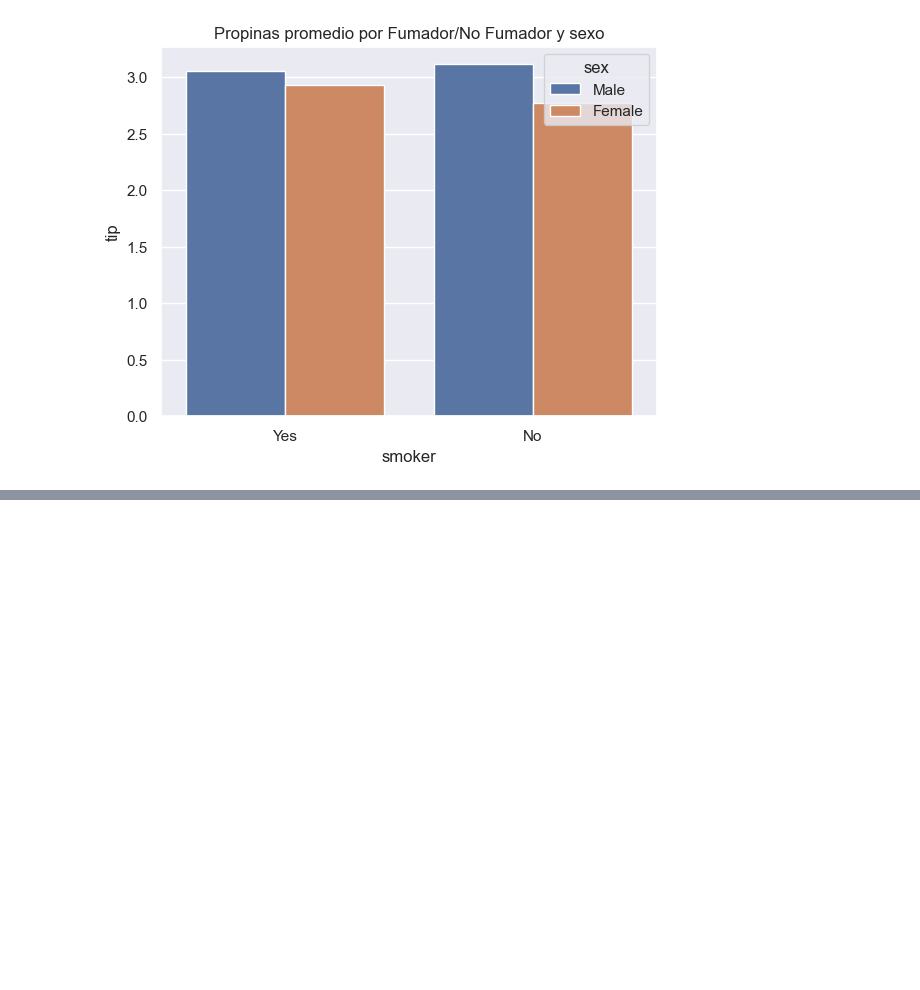
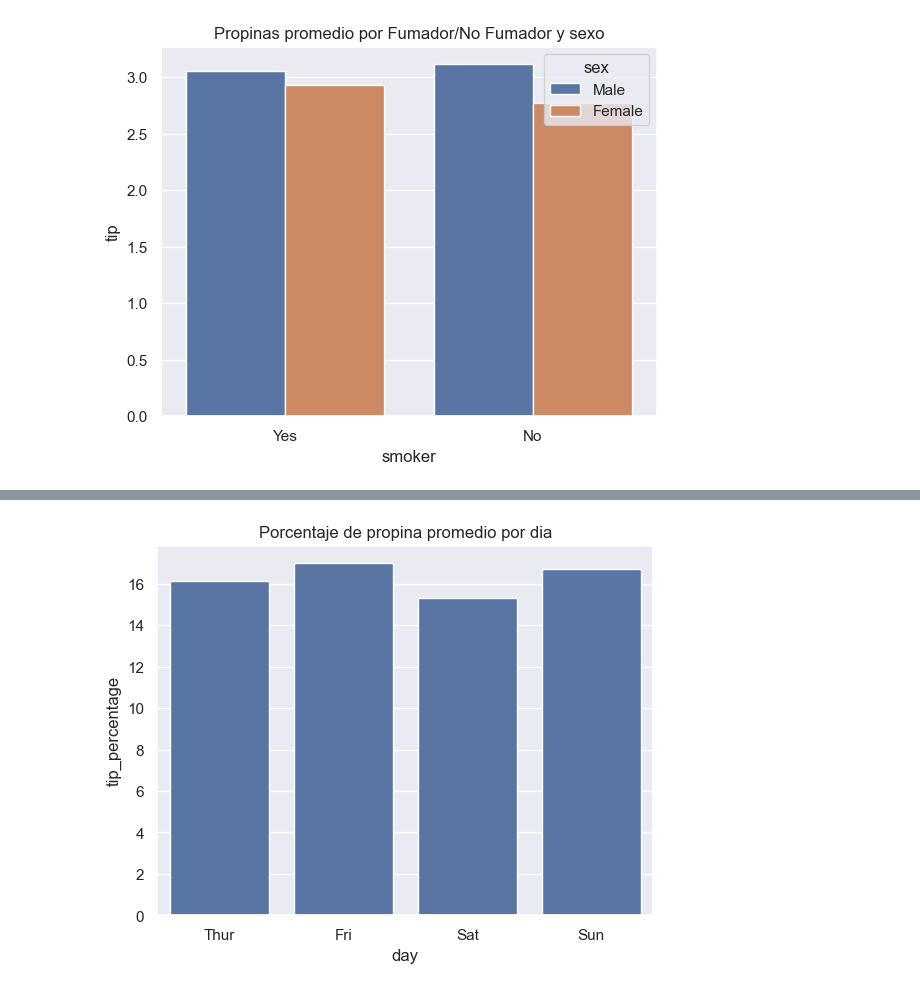
Before and after one commit to Gozv/Data_Analyst_Pandas-, a Jupyter notebook: Seaborn.ipynb, the cells around one changed output, grey strips where cells are left out. Saved outputs shown, nothing was run; the diff lists cells and outputs as text; code cells hidden in the pictures; blank space fills up the shorter version.

```diff
--- a/Seaborn.ipynb
+++ b/Seaborn.ipynb
@@ -273,0 +313,7 @@ plt.show()
+# %%
+# Grafico de porcentaje de propina promedio por dia
+sns.barplot(data=df, x="day", y="tip_percentage", errorbar=None)
+plt.title("Porcentaje de propina promedio por dia")
+plt.show()
+# %% [output]
+[figure, added]
```
Also changed, not shown: parts of 6 cells of this notebook, 1 other file.
